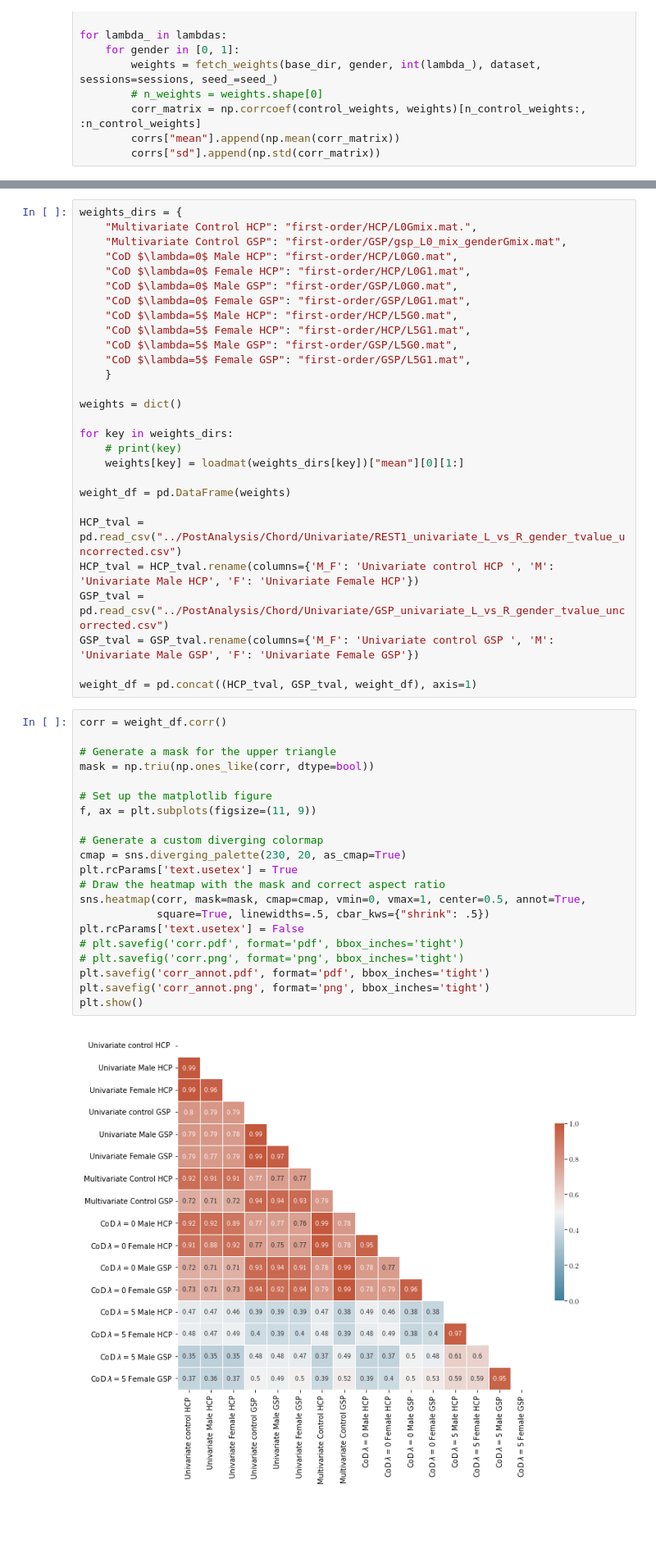
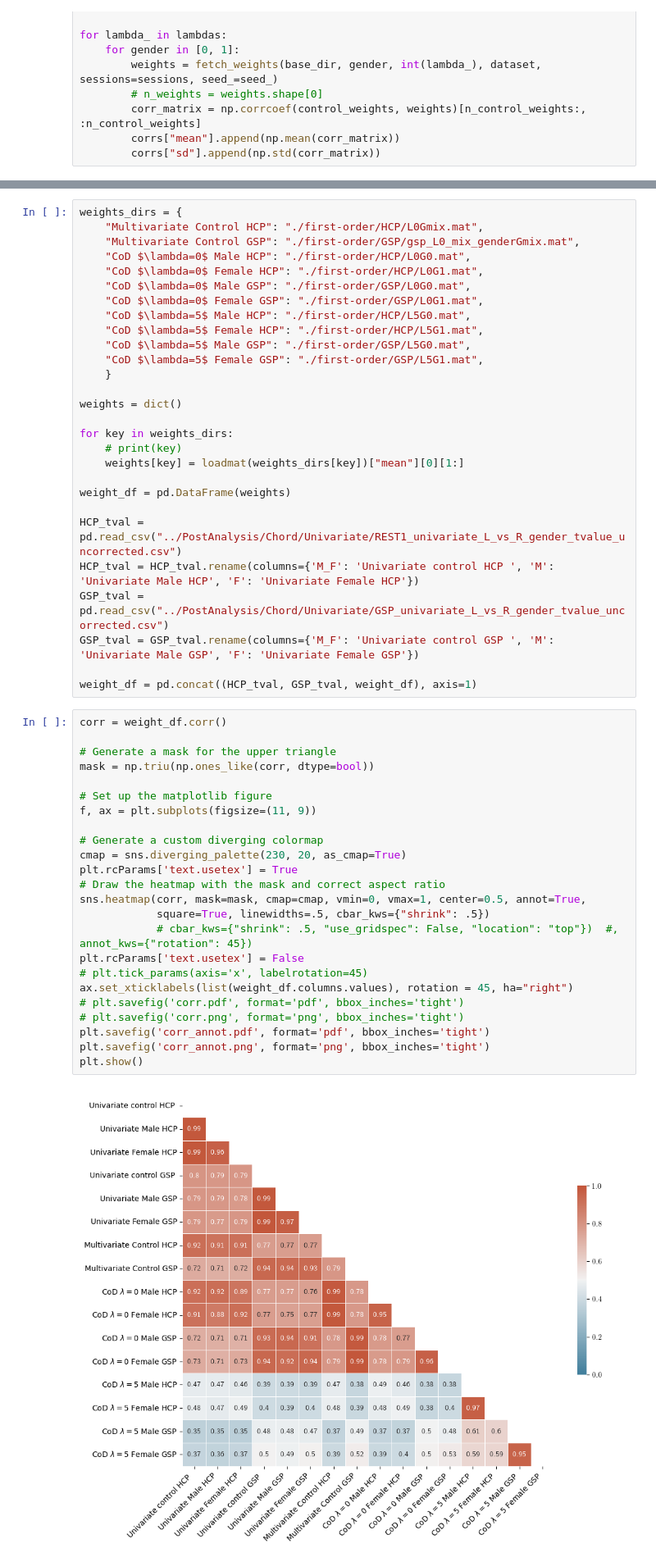
Before and after one commit to shuo-zhou/GSDA-Lateralization, a Jupyter notebook: model_stats/plot.ipynb, the cells around one changed output, grey strips where cells are left out. Shown at 82% size. Drawn from its saved outputs; the diff is of its cells as text; blank space fills up the shorter version.

```diff
--- a/model_stats/plot.ipynb
+++ b/model_stats/plot.ipynb
@@ -245,15 +253,15 @@ plt.show()
 # %%
 weights_dirs = {
-    "Multivariate Control HCP": "first-order/HCP/L0Gmix.mat.",
-    "Multivariate Control GSP": "first-order/GSP/gsp_L0_mix_genderGmix.mat",
-    "CoD $\lambda=0$ Male HCP": "first-order/HCP/L0G0.mat",
-    "CoD $\lambda=0$ Female HCP": "first-order/HCP/L0G1.mat",
-    "CoD $\lambda=0$ Male GSP": "first-order/GSP/L0G0.mat",
-    "CoD $\lambda=0$ Female GSP": "first-order/GSP/L0G1.mat",
-    "CoD $\lambda=5$ Male HCP": "first-order/HCP/L5G0.mat",
-    "CoD $\lambda=5$ Female HCP": "first-order/HCP/L5G1.mat",
-    "CoD $\lambda=5$ Male GSP": "first-order/GSP/L5G0.mat",
-    "CoD $\lambda=5$ Female GSP": "first-order/GSP/L5G1.mat",
+    "Multivariate Control HCP": "./first-order/HCP/L0Gmix.mat",
+    "Multivariate Control GSP": "./first-order/GSP/gsp_L0_mix_genderGmix.mat",
+    "CoD $\lambda=0$ Male HCP": "./first-order/HCP/L0G0.mat",
+    "CoD $\lambda=0$ Female HCP": "./first-order/HCP/L0G1.mat",
+    "CoD $\lambda=0$ Male GSP": "./first-order/GSP/L0G0.mat",
+    "CoD $\lambda=0$ Female GSP": "./first-order/GSP/L0G1.mat",
+    "CoD $\lambda=5$ Male HCP": "./first-order/HCP/L5G0.mat",
+    "CoD $\lambda=5$ Female HCP": "./first-order/HCP/L5G1.mat",
+    "CoD $\lambda=5$ Male GSP": "./first-order/GSP/L5G0.mat",
+    "CoD $\lambda=5$ Female GSP": "./first-order/GSP/L5G1.mat",
     }
 
 weights = dict()
@@ -273,23 +281,26 @@ weight_df = pd.concat((HCP_tval, GSP_tval, weight_df), axis=1)
 # %%
 corr = weight_df.corr()
 
 # Generate a mask for the upper triangle
 mask = np.triu(np.ones_like(corr, dtype=bool))
 
 # Set up the matplotlib figure
 f, ax = plt.subplots(figsize=(11, 9))
 
 # Generate a custom diverging colormap
 cmap = sns.diverging_palette(230, 20, as_cmap=True)
 plt.rcParams['text.usetex'] = True
 # Draw the heatmap with the mask and correct aspect ratio
 sns.heatmap(corr, mask=mask, cmap=cmap, vmin=0, vmax=1, center=0.5, annot=True,
             square=True, linewidths=.5, cbar_kws={"shrink": .5})
+            # cbar_kws={"shrink": .5, "use_gridspec": False, "location": "top"})  #, annot_kws={"rotation": 45})
 plt.rcParams['text.usetex'] = False
+# plt.tick_params(axis='x', labelrotation=45)
+ax.set_xticklabels(list(weight_df.columns.values), rotation = 45, ha="right")
 # plt.savefig('corr.pdf', format='pdf', bbox_inches='tight')
 # plt.savefig('corr.png', format='png', bbox_inches='tight')
 plt.savefig('corr_annot.pdf', format='pdf', bbox_inches='tight')
 plt.savefig('corr_annot.png', format='png', bbox_inches='tight')
 plt.show()
 # %% [output]
-[figure, old version]
+[figure, new version]
```
Also changed, not shown: parts of 6 cells of this notebook.
